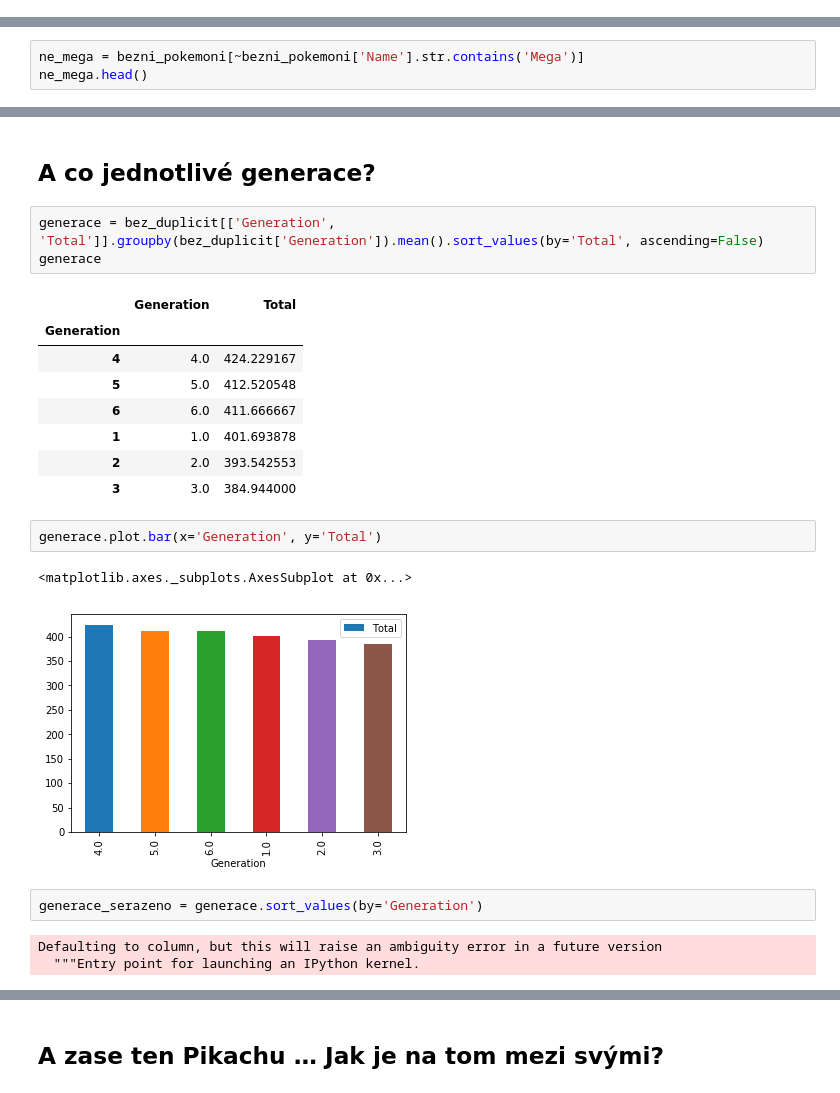
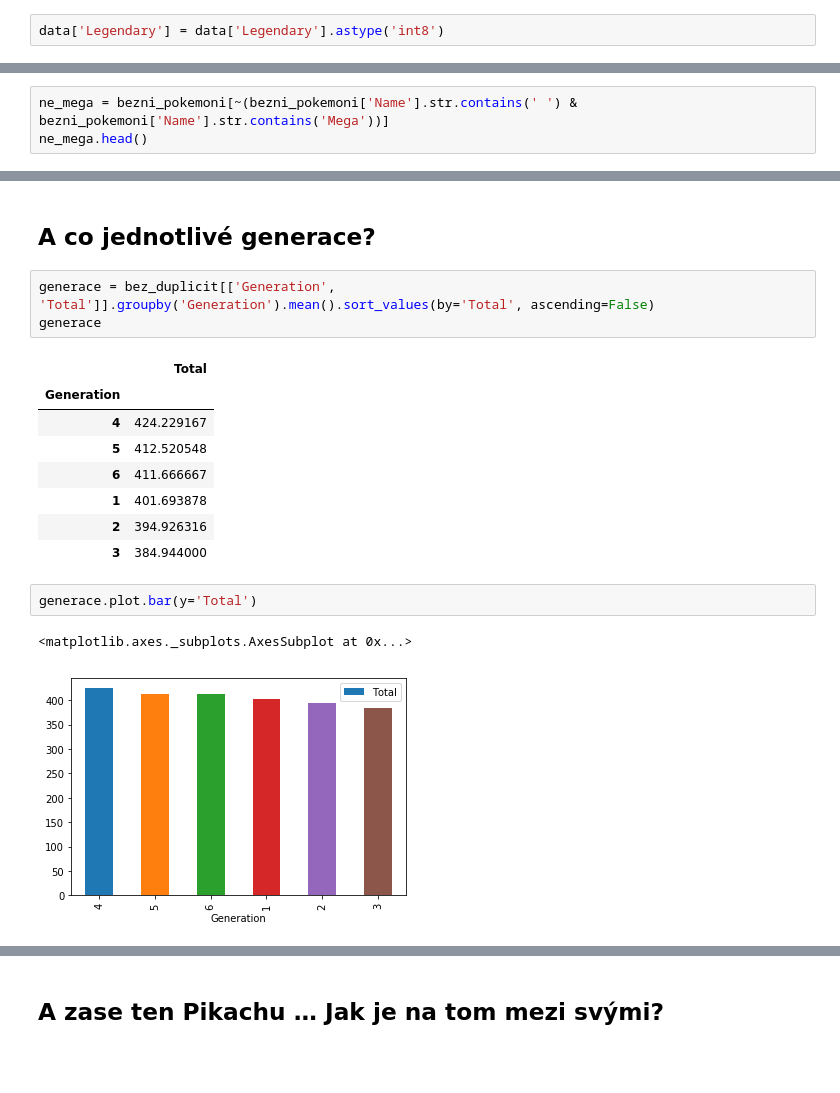
Before and after one commit to frenzymadness/Data_analysis_workshop, a Jupyter notebook: datova analyza.ipynb, the cells around one changed output, grey strips where cells are left out. Drawn from its saved outputs; the diff is of its cells as text; blank space fills up the shorter version.

```diff
--- a/datova analyza.ipynb
+++ b/datova analyza.ipynb
@@ -202,3 +208,5 @@ corr[corr > 0.7]
+# %%
+data['Legendary'] = data['Legendary'].astype('int8')
 # %%
 data.hist()
 # %% [output]
@@ -339,5 +366,5 @@ bezni_pokemoni['Legendary'].sum()
 # %%
-ne_mega = bezni_pokemoni[~bezni_pokemoni['Name'].str.contains('Mega')]
+ne_mega = bezni_pokemoni[~(bezni_pokemoni['Name'].str.contains(' ') & bezni_pokemoni['Name'].str.contains('Mega'))]
 ne_mega.head()
 # %% [output]
 |  | Number | Name | Type 1 | Type 2 | Total | HP | Attack | Defense | Sp. Atk | Sp. Def | Speed | ... |
@@ -462,25 +534,20 @@ top5
 # %% [markdown]
 ## A co jednotlivé generace?
 # %%
-generace = bez_duplicit[['Generation', 'Total']].groupby(bez_duplicit['Generation']).mean().sort_values(by='Total', ascending=False)
+generace = bez_duplicit[['Generation', 'Total']].groupby('Generation').mean().sort_values(by='Total', ascending=False)
 generace
 # %% [output]
-|  | Generation | Total |
-| Generation |  |  |
-| 4 | 4.0 | 424.229167 |
-| 5 | 5.0 | 412.520548 |
-| 6 | 6.0 | 411.666667 |
-| 1 | 1.0 | 401.693878 |
-| 2 | 2.0 | 393.542553 |
-| 3 | 3.0 | 384.944000 |
+|  | Total |
+| Generation |  |
+| 4 | 424.229167 |
+| 5 | 412.520548 |
+| 6 | 411.666667 |
+| 1 | 401.693878 |
+| 2 | 394.926316 |
+| 3 | 384.944000 |
 # %%
-generace.plot.bar(x='Generation', y='Total')
+generace.plot.bar(y='Total')
 # %% [output]
 <matplotlib.axes._subplots.AxesSubplot at 0x...>
-[figure, old version]
+[figure, new version]
-# %%
-generace_serazeno = generace.sort_values(by='Generation')
-# %% [output]
-Defaulting to column, but this will raise an ambiguity error in a future version
-  """Entry point for launching an IPython kernel.
 # %%
```
Also changed, not shown: parts of 35 cells of this notebook.
